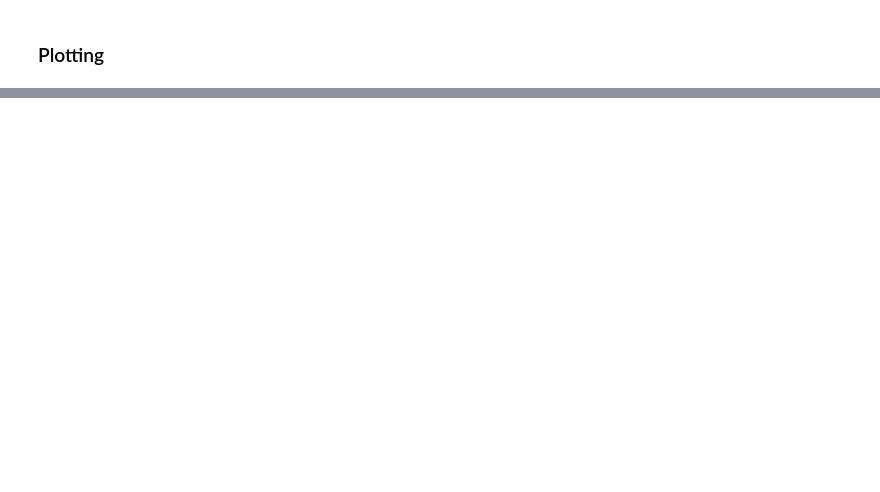
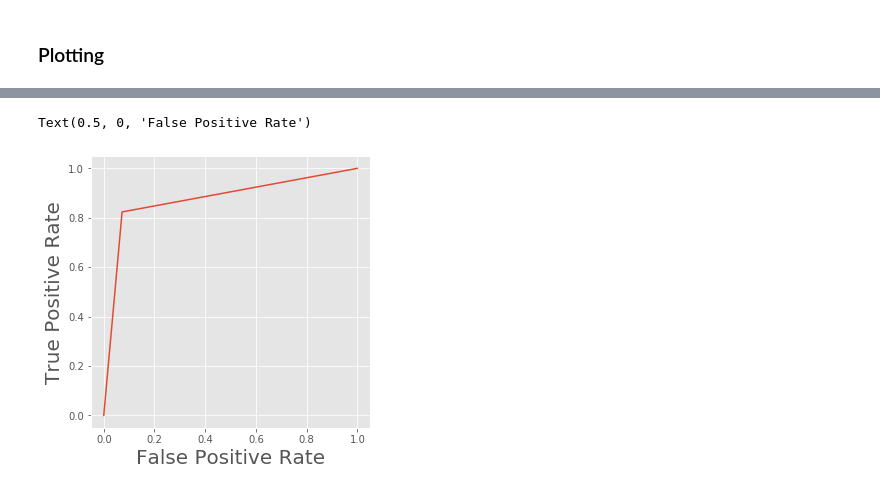
Before and after one commit to pietro-caragiulo/cs230-project, a Jupyter notebook: final/dndt/dndt.ipynb, the cells around one changed output, grey strips where cells are left out. Drawn from its saved outputs; the diff is of its cells as text; code cells hidden in the pictures; blank space fills up the shorter version.

```diff
--- a/final/dndt/dndt.ipynb
+++ b/final/dndt/dndt.ipynb
@@ -146,0 +152,13 @@ Signal Accuracy 92.06 %
+# %%
+fpr, tpr, threshold = roc_curve(myData.Y[0], label_pred)
+roc_auc = auc(fpr, tpr)
+# %%
+fig, ax = plt.subplots(1, 1, figsize=(5,5))
+ax.plot(fpr, tpr, label = '')
+# ax.set_xlim([0, 1])
+# ax.set_ylim([0, 1])
+ax.set_ylabel('True Positive Rate',fontsize=20)
+ax.set_xlabel('False Positive Rate',fontsize=20)
+# %% [output]
+Text(0.5, 0, 'False Positive Rate')
+[figure, added]
```
Also changed, not shown: parts of 6 cells of this notebook, 32 other files.
